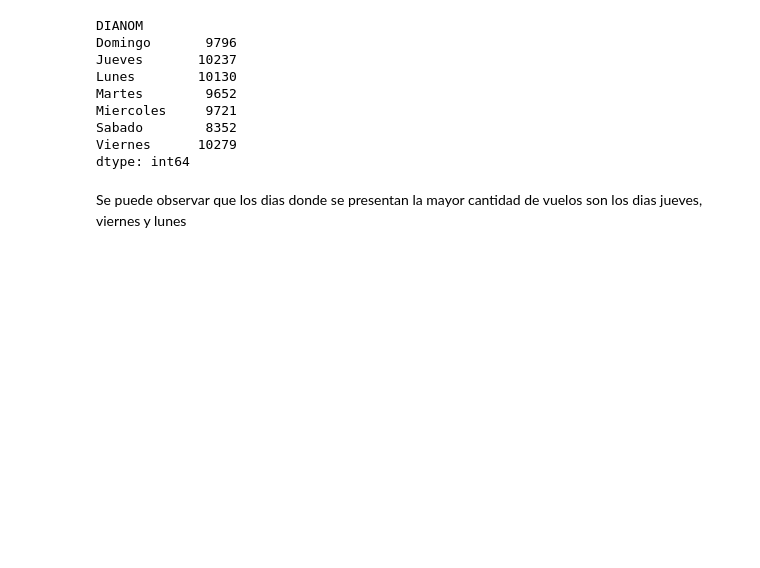
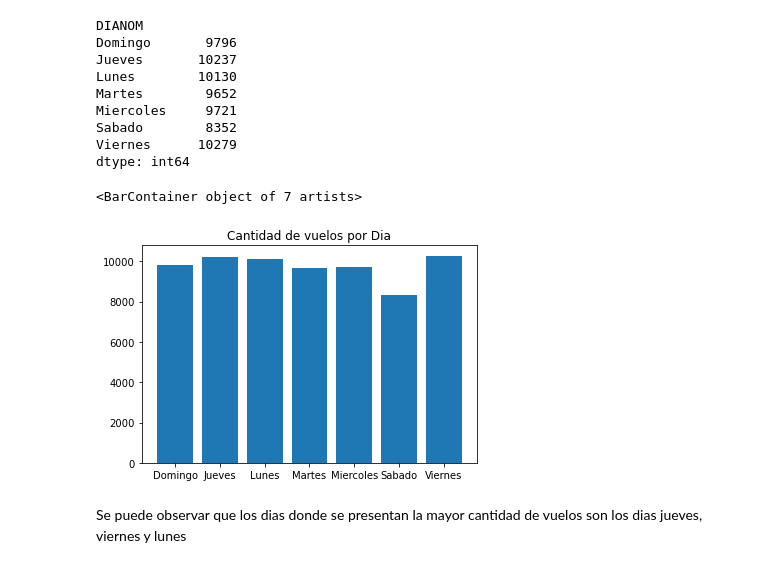
Before and after one commit to Danilo22m/Prueba-LATAM, a Jupyter notebook: solution.ipynb, the cells around one changed output. Cells and saved outputs as stored; diff of their text form; code cells hidden in the pictures; blank space fills up the shorter version.

```diff
--- a/solution.ipynb
+++ b/solution.ipynb
@@ -66,6 +80,13 @@ Miercoles     9721
 Sabado        8352
 Viernes      10279
 dtype: int64
+# %%
+dia=pd.DataFrame({'count' : base.groupby("DIANOM").size()}).reset_index()
+pyplot.title("Cantidad de vuelos por Dia")
+pyplot.bar(dia["DIANOM"], height=dia["count"])
+# %% [output]
+<BarContainer object of 7 artists>
+[figure, added]
 # %% [markdown]
 Se puede observar que los dias donde se presentan la mayor cantidad de vuelos son los dias jueves, viernes y lunes
 # %%
```
Also changed, not shown: parts of 4 cells of this notebook.
